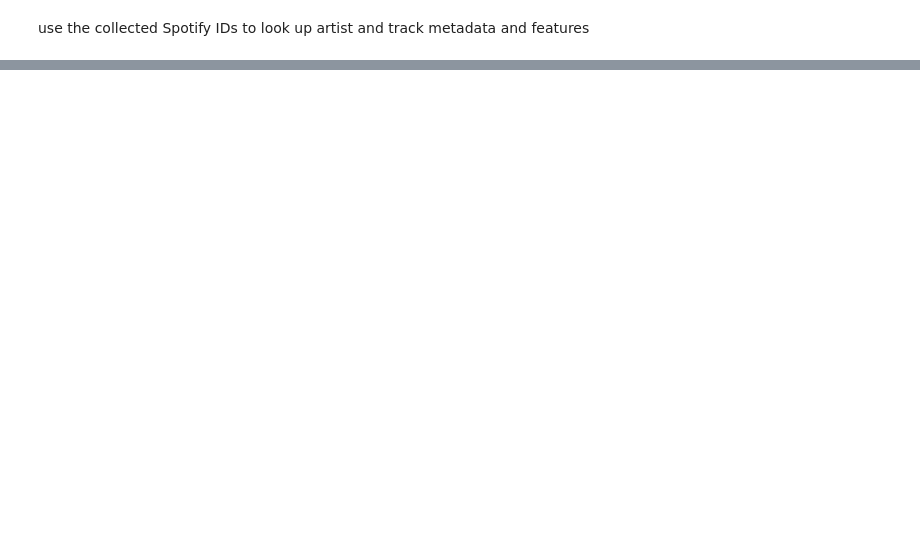
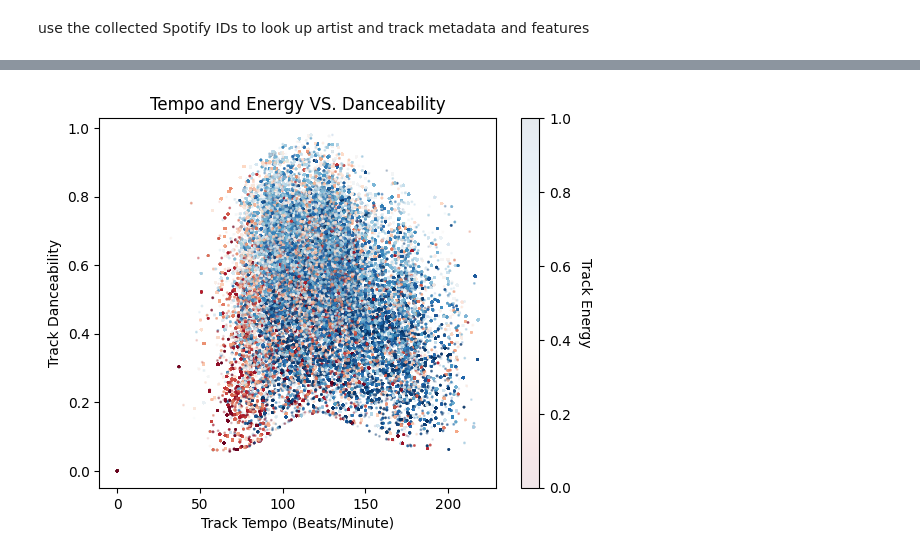
Before and after one commit to smehdizadeh/CSCI5622_Machine-Learning, a Jupyter notebook: dataset-creation.ipynb, the cells around one changed output, grey strips where cells are left out. Drawn from its saved outputs; the diff is of its cells as text; code cells hidden in the pictures; blank space fills up the shorter version.

```diff
--- a/dataset-creation.ipynb
+++ b/dataset-creation.ipynb
@@ -969,0 +1032,14 @@ taste_df_spotify.to_csv('taste_profiles_spotify.csv')
+# %%
+fig, axs = plt.subplots(1, 1)
+p = axs.scatter(x=completed['trackTempo'], y=completed['trackDanceable'], alpha=0.1, s=1, c=completed['trackEnergy'], cmap='RdBu')
+cbar = fig.colorbar(p,ax=axs)
+cbar.ax.get_yaxis().labelpad = 15
+cbar.ax.set_ylabel('Track Energy', rotation=270)
+axs.set_xlabel('Track Tempo (Beats/Minute)')
+axs.set_ylabel('Track Danceability')
+axs.set_title('Tempo and Energy VS. Danceability')
+
+plt.savefig('FIGURES/tempo-energy-dance.png', dpi=300)
+plt.show()
+# %% [output]
+[figure, added]
```
Also changed, not shown: parts of 42 cells of this notebook.
